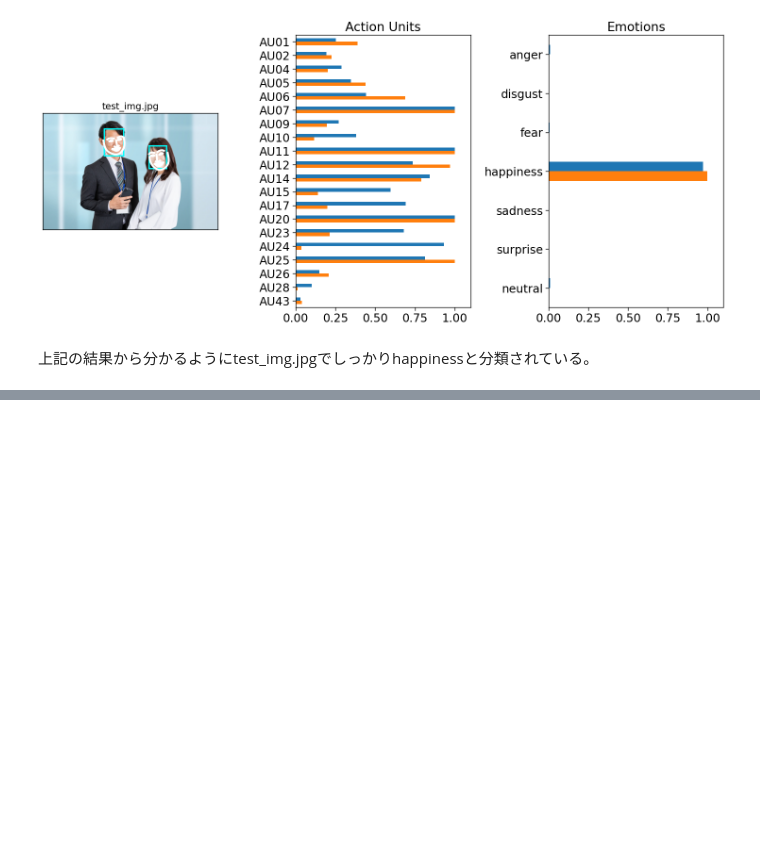
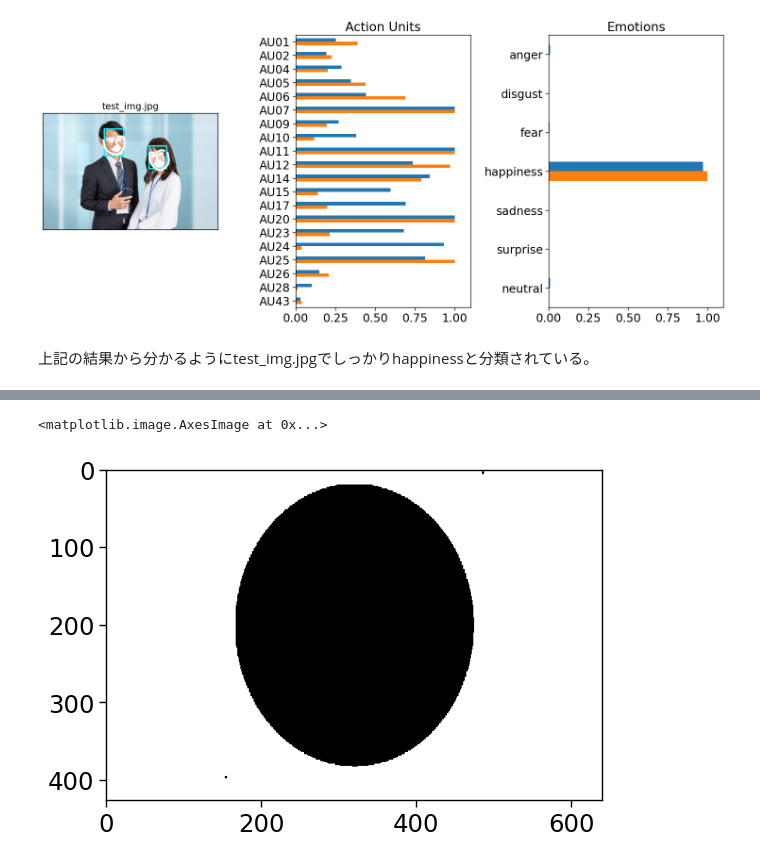
Before and after one commit to dam-crtl/face_detection, a Jupyter notebook: facial_expression_detection.ipynb, the cells around one changed output, grey strips where cells are left out. Saved outputs shown, nothing was run; the diff lists cells and outputs as text; code cells hidden in the pictures; blank space fills up the shorter version.

```diff
--- a/facial_expression_detection.ipynb
+++ b/facial_expression_detection.ipynb
@@ -73,0 +82,11 @@ image_prediction.plot_detections()
+# %%
+img_path2 = 'emojis/anger.jpeg'
+img = cv2.imread(img_path)
+img = cv2.cvtColor(img, cv2.COLOR_BGR2BGRA)
+
+#plt.imshow(img)
+img2 = cv2.imread(img_path2)
+row, column, channel = img.shape
+img2 = cv2.resize(img2, (column, row))
+#img = img2
+#plt.imshow(img)
@@ -73,0 +183,10 @@ image_prediction.plot_detections()
+# %%
+img2gray = cv2.cvtColor(img2,cv2.COLOR_BGR2GRAY)
+ret, mask = cv2.threshold(img2gray, 1, 255, cv2.THRESH_BINARY)
+mask_inv = cv2.bitwise_not(mask)
+
+img2gray_src = cv2.cvtColor(mask_inv, cv2.COLOR_BGR2RGB)
+plt.imshow(img2gray_src)
+# %% [output]
+<matplotlib.image.AxesImage at 0x...>
+[figure, added]
```
Also changed, not shown: parts of 8 cells of this notebook, 1 other file.
